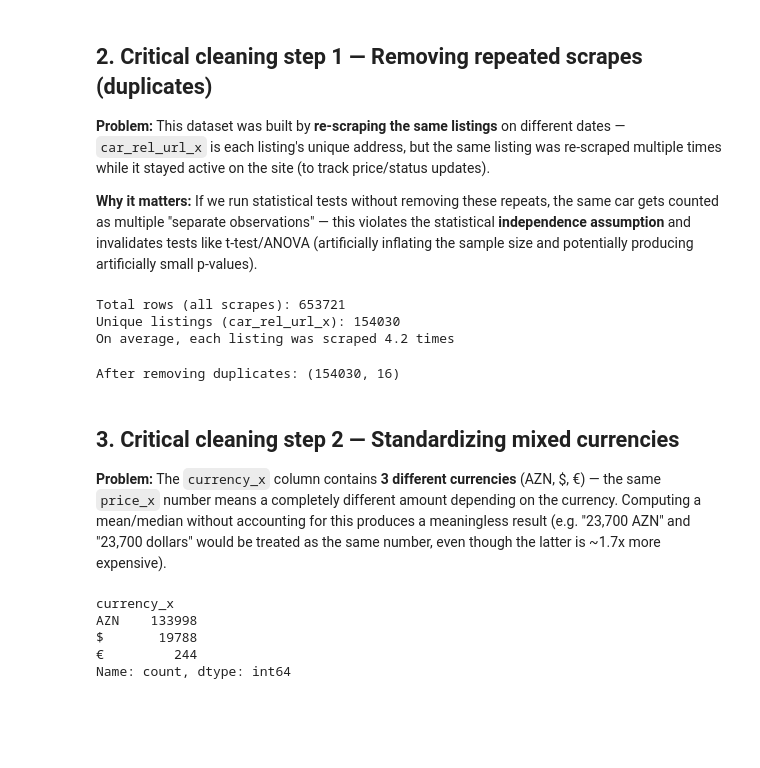
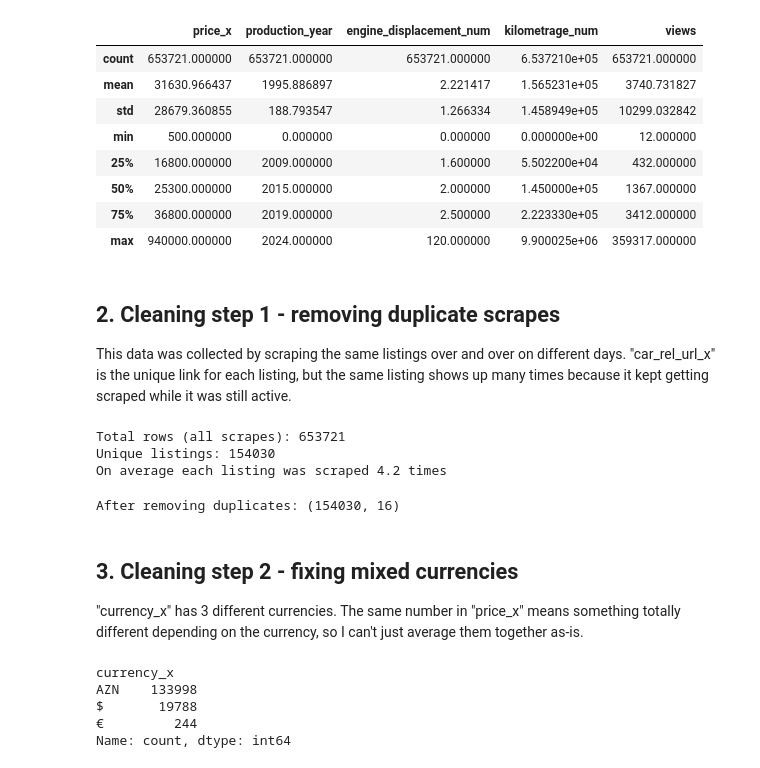
Before and after one commit to SaidaBayramova/DevJoint_DataScience, a Jupyter notebook: Week2_Tasks/Week2_Checkpoint1_Descriptive_Stats.ipynb, the cells around one changed output. Drawn from its saved outputs; the diff is of its cells as text; code cells hidden in the pictures; blank space fills up the shorter version.

```diff
--- a/Week2_Tasks/Week2_Checkpoint1_Descriptive_Stats.ipynb
+++ b/Week2_Tasks/Week2_Checkpoint1_Descriptive_Stats.ipynb
@@ -48,15 +67,25 @@ df.tail()
+# %%
+df.describe()
+# %% [output]
+|  | price_x | production_year | engine_displacement_num | kilometrage_num | views |
+| count | 653721.000000 | 653721.000000 | 653721.000000 | 6.537210e+05 | 653721.000000 |
+| mean | 31630.966437 | 1995.886897 | 2.221417 | 1.565231e+05 | 3740.731827 |
+| std | 28679.360855 | 188.793547 | 1.266334 | 1.458949e+05 | 10299.032842 |
+| min | 500.000000 | 0.000000 | 0.000000 | 0.000000e+00 | 12.000000 |
+| 25% | 16800.000000 | 2009.000000 | 1.600000 | 5.502200e+04 | 432.000000 |
+| 50% | 25300.000000 | 2015.000000 | 2.000000 | 1.450000e+05 | 1367.000000 |
+| 75% | 36800.000000 | 2019.000000 | 2.500000 | 2.223330e+05 | 3412.000000 |
+| max | 940000.000000 | 2024.000000 | 120.000000 | 9.900025e+06 | 359317.000000 |
 # %% [markdown]
-## 2. Critical cleaning step 1 — Removing repeated scrapes (duplicates)
+## 2. Cleaning step 1 - removing duplicate scrapes
 
-**Problem:** This dataset was built by **re-scraping the same listings** on different dates — `car_rel_url_x` is each listing's unique address, but the same listing was re-scraped multiple times while it stayed active on the site (to track price/status updates).
-
-**Why it matters:** If we run statistical tests without removing these repeats, the same car gets counted as multiple "separate observations" — this violates the statistical **independence assumption** and invalidates tests like t-test/ANOVA (artificially inflating the sample size and potentially producing artificially small p-values).
+This data was collected by scraping the same listings over and over on different days. "car_rel_url_x" is the unique link for each listing, but the same listing shows up many times because it kept getting scraped while it was still active.
 # %%
 print("Total rows (all scrapes):", len(df))
-print("Unique listings (car_rel_url_x):", df["car_rel_url_x"].nunique())
-print(f"On average, each listing was scraped {len(df)/df['car_rel_url_x'].nunique():.1f} times")
+print("Unique listings:", df["car_rel_url_x"].nunique())
+print(f"On average each listing was scraped {len(df)/df['car_rel_url_x'].nunique():.1f} times")
 # %% [output]
 Total rows (all scrapes): 653721
-Unique listings (car_rel_url_x): 154030
-On average, each listing was scraped 4.2 times
+Unique listings: 154030
+On average each listing was scraped 4.2 times
 # %%
@@ -66,9 +95,9 @@ print("After removing duplicates:", df_dedup.shape)
 # %% [output]
 After removing duplicates: (154030, 16)
 # %% [markdown]
-## 3. Critical cleaning step 2 — Standardizing mixed currencies
+## 3. Cleaning step 2 - fixing mixed currencies
 
-**Problem:** The `currency_x` column contains **3 different currencies** (AZN, $, €) — the same `price_x` number means a completely different amount depending on the currency. Computing a mean/median without accounting for this produces a meaningless result (e.g. "23,700 AZN" and "23,700 dollars" would be treated as the same number, even though the latter is ~1.7x more expensive).
+"currency_x" has 3 different currencies. The same number in "price_x" means something totally different depending on the currency, so I can't just average them together as-is.
 # %%
 print(df_dedup["currency_x"].value_counts())
 # %% [output]
```
Also changed, not shown: parts of 31 cells of this notebook.
